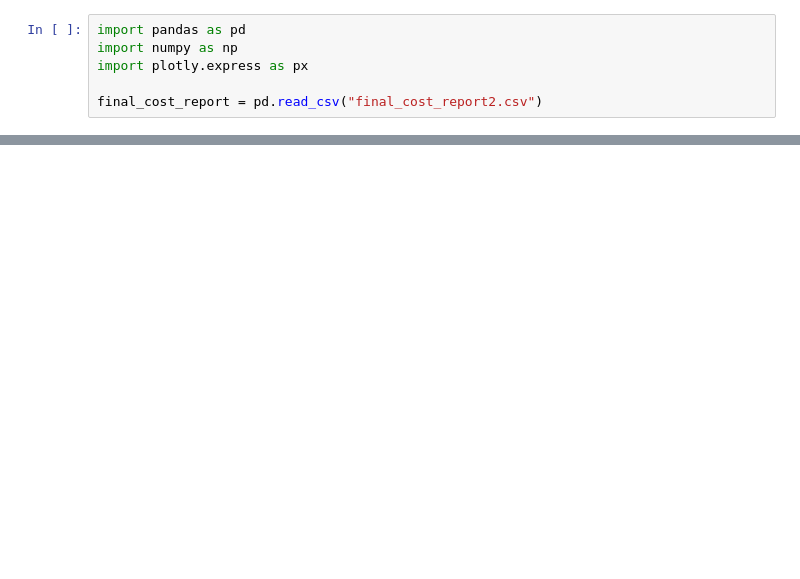
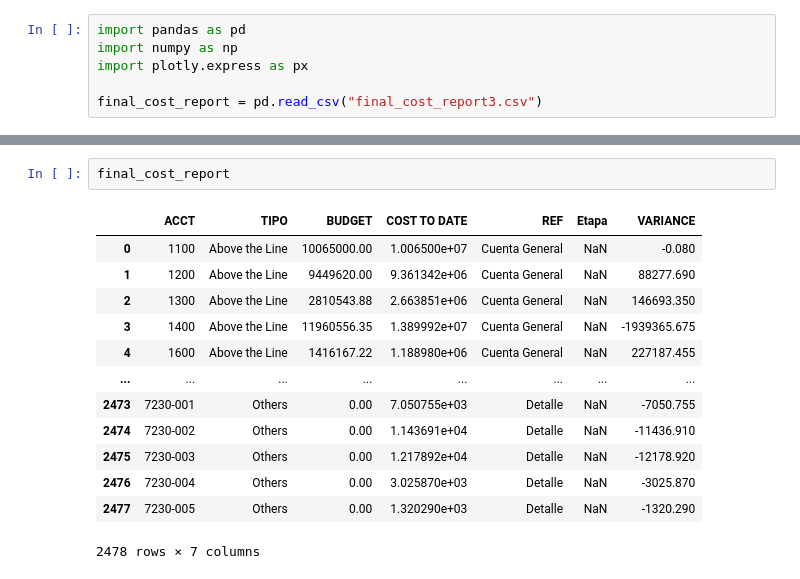
Before and after one commit to ChiaraBB-200/proyecto_fina_CD, a Jupyter notebook: entrega_ofi.ipynb, the cells around one changed output, grey strips where cells are left out. Drawn from its saved outputs; the diff is of its cells as text; blank space fills up the shorter version.

```diff
--- a/entrega_ofi.ipynb
+++ b/entrega_ofi.ipynb
@@ -3,7 +3,7 @@ import pandas as pd
 import numpy as np
 import plotly.express as px
 
-final_cost_report = pd.read_csv("final_cost_report2.csv")
+final_cost_report = pd.read_csv("final_cost_report3.csv")
 # %%
 # Reemplazar strings "nan" por NaN reales
 final_cost_report.replace("nan", np.nan, inplace=True)
@@ -143,0 +159,16 @@ La gráfica muestra la distribución porcentual del uso del presupuesto real (Co
+# %%
+final_cost_report
+# %% [output]
+|  | ACCT | TIPO | BUDGET | COST TO DATE | REF | Etapa | VARIANCE |
+| 0 | 1100 | Above the Line | 10065000.00 | 1.006500e+07 | Cuenta General | NaN | -0.080 |
+| 1 | 1200 | Above the Line | 9449620.00 | 9.361342e+06 | Cuenta General | NaN | 88277.690 |
+| 2 | 1300 | Above the Line | 2810543.88 | 2.663851e+06 | Cuenta General | NaN | 146693.350 |
+| 3 | 1400 | Above the Line | 11960556.35 | 1.389992e+07 | Cuenta General | NaN | -1939365.675 |
+| 4 | 1600 | Above the Line | 1416167.22 | 1.188980e+06 | Cuenta General | NaN | 227187.455 |
+| ... | ... | ... | ... | ... | ... | ... | ... |
+| 2473 | 7230-001 | Others | 0.00 | 7.050755e+03 | Detalle | NaN | -7050.755 |
+| 2474 | 7230-002 | Others | 0.00 | 1.143691e+04 | Detalle | NaN | -11436.910 |
+| 2475 | 7230-003 | Others | 0.00 | 1.217892e+04 | Detalle | NaN | -12178.920 |
+| 2476 | 7230-004 | Others | 0.00 | 3.025870e+03 | Detalle | NaN | -3025.870 |
+| 2477 | 7230-005 | Others | 0.00 | 1.320290e+03 | Detalle | NaN | -1320.290 |
+2478 rows × 7 columns
```
Also changed, not shown: parts of 10 cells of this notebook.
